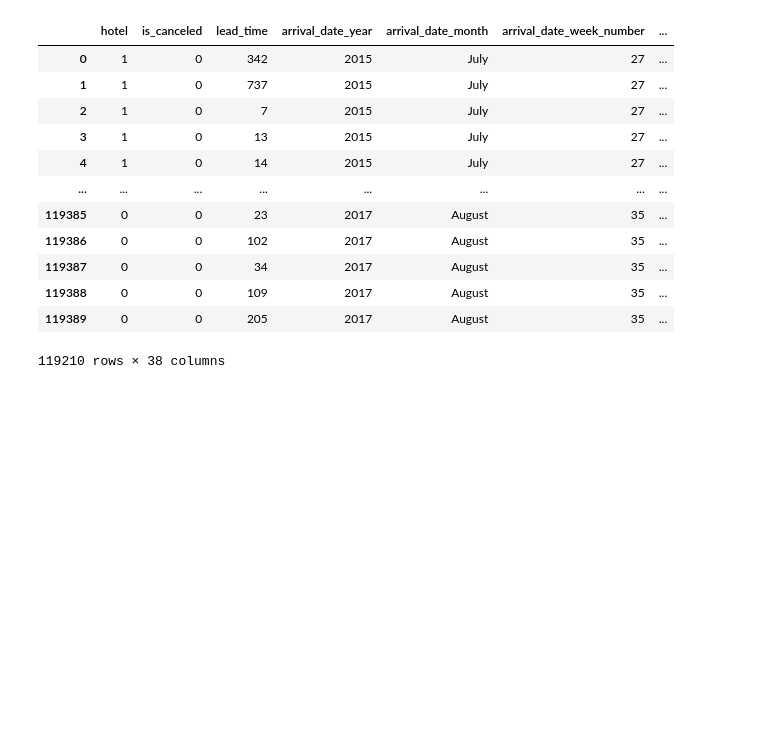
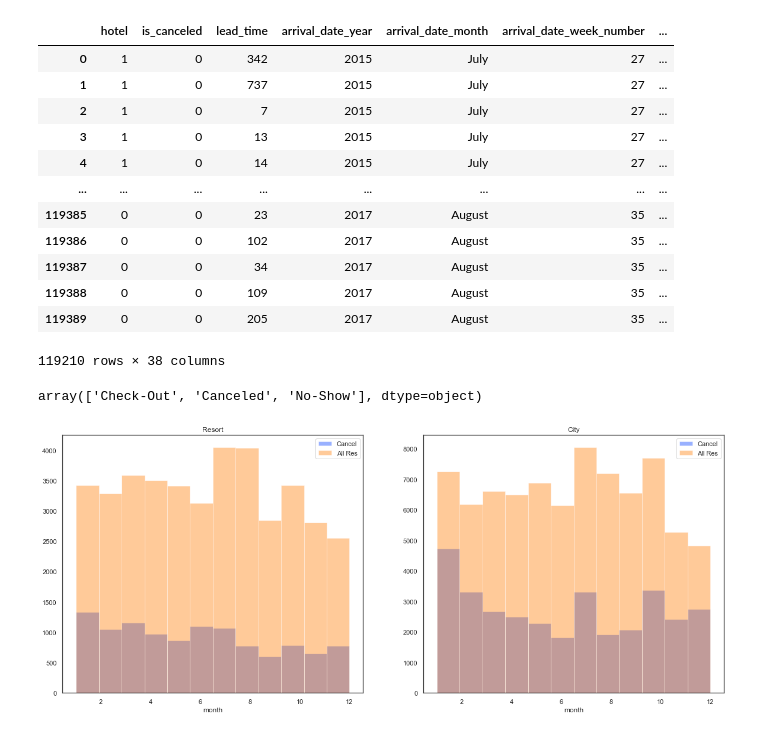
Before and after one commit to burakarslan/IDSA_Project03, a Jupyter notebook: 02- Data Cleaning & EDA.ipynb, the cells around one changed output. Saved outputs shown, nothing was run; the diff lists cells and outputs as text; code cells hidden in the pictures; blank space fills up the shorter version.

```diff
--- a/02- Data Cleaning & EDA.ipynb
+++ b/02- Data Cleaning & EDA.ipynb
@@ -404,3 +404,24 @@ df
 | 119388 | 0 | 0 | 109 | 2017 | August | 35 | ... |
 | 119389 | 0 | 0 | 205 | 2017 | August | 35 | ... |
 119210 rows × 38 columns
+# %%
+df.reservation_status.unique()
+# %% [output]
+array(['Check-Out', 'Canceled', 'No-Show'], dtype=object)
+# %%
+CheckOut = 'All Res'
+Canceled = 'Cancel'
+sns.set(style="white", palette="bright", color_codes=True)
+fig, axes = plt.subplots(nrows=1, ncols=2,figsize=(20, 8))
+resort = df[df['hotel']== 1]
+city = df[df['hotel']== 0]
+ax = sns.distplot(resort[resort['is_canceled']==1].month.dropna(), bins=12, label = Canceled, ax = axes[0] , kde =False)
+ax = sns.distplot(resort.month.dropna(), bins=12, label = CheckOut, ax = axes[0],  kde =False)
+ax.legend()
+ax.set_title('Resort')
+ax = sns.distplot(city[city['is_canceled']==1].month.dropna(), bins=12, label = Canceled, ax = axes[1], kde =False)
+ax = sns.distplot(city.month.dropna(), bins=12, label = CheckOut, ax = axes[1], kde =False)
+ax.legend()
+_ = ax.set_title('City')
+# %% [output]
+[figure, added]
```
Also changed, not shown: parts of 1 cell of this notebook, 2 other files.
